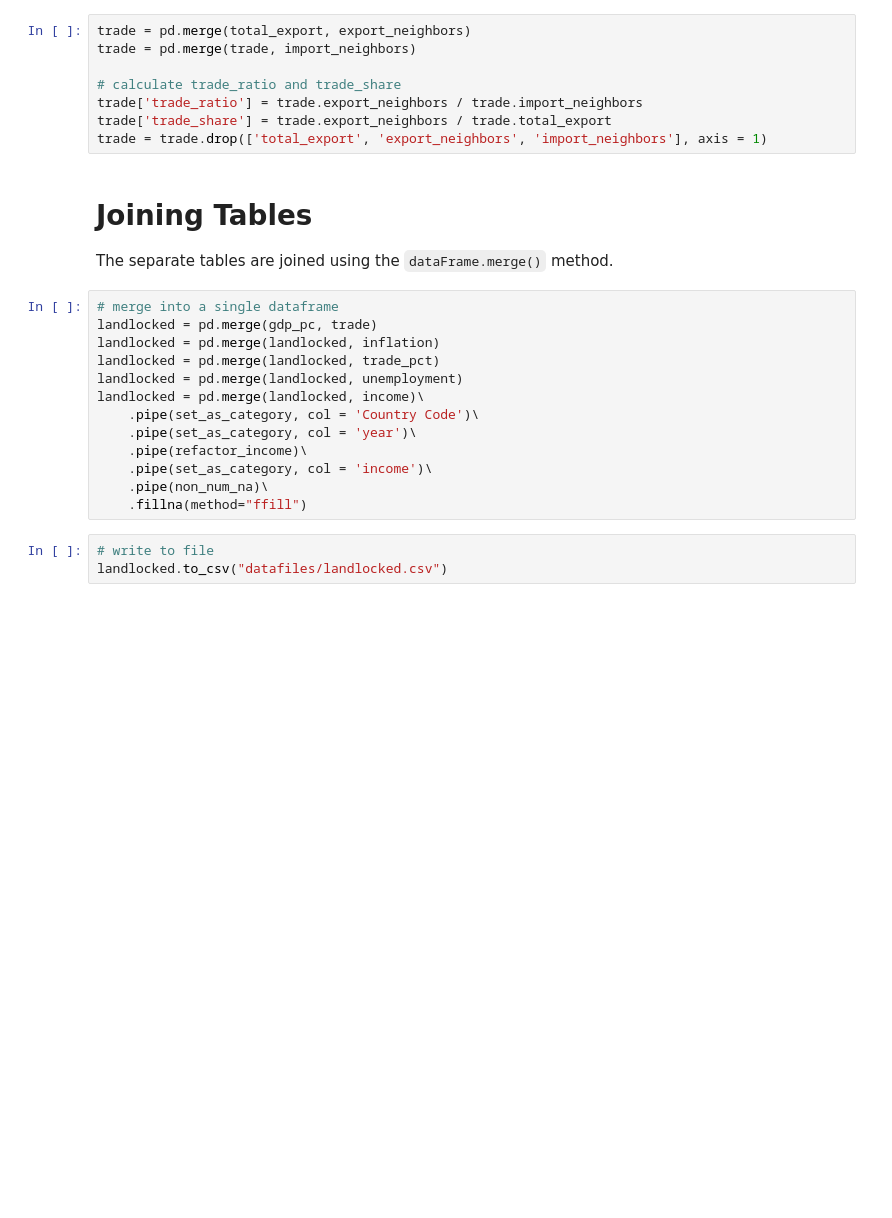
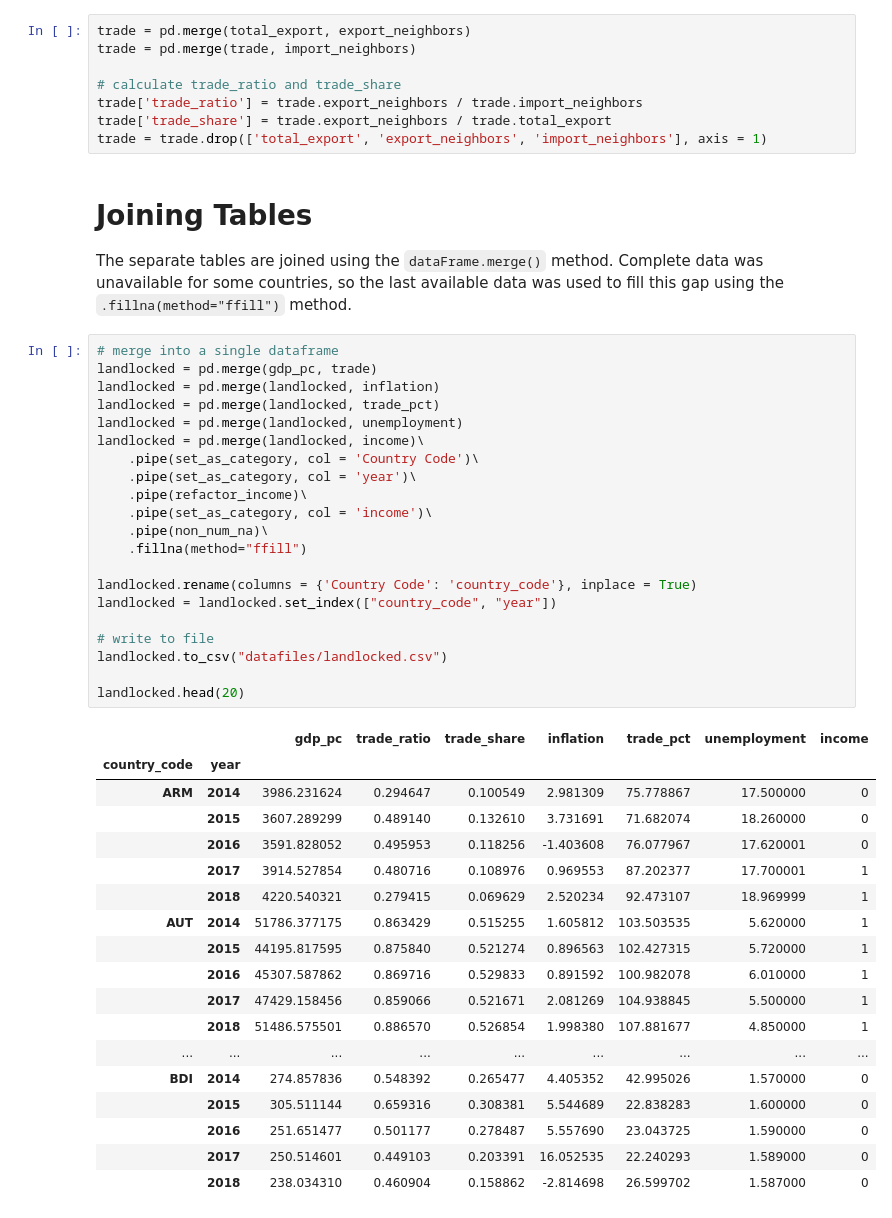
Before and after one commit to Dirghayu-Shah/landlocked-neighborhood-effect, a Jupyter notebook: landlocked_neighborhood_effect.ipynb, the cells around one changed output. Saved outputs shown, nothing was run; the diff lists cells and outputs as text; blank space fills up the shorter version.

```diff
--- a/landlocked_neighborhood_effect.ipynb
+++ b/landlocked_neighborhood_effect.ipynb
@@ -69,20 +87,44 @@ trade = trade.drop(['total_export', 'export_neighbors', 'import_neighbors'], axi
 # %% [markdown]
 # Joining Tables
 
-The separate tables are joined using the `dataFrame.merge()` method.
+The separate tables are joined using the `dataFrame.merge()` method. Complete data was unavailable for some countries, so the last available data was used to fill this gap using the `.fillna(method="ffill")` method.
 # %%
 # merge into a single dataframe
 landlocked = pd.merge(gdp_pc, trade)
 landlocked = pd.merge(landlocked, inflation)
 landlocked = pd.merge(landlocked, trade_pct)
 landlocked = pd.merge(landlocked, unemployment)
 landlocked = pd.merge(landlocked, income)\
     .pipe(set_as_category, col = 'Country Code')\
     .pipe(set_as_category, col = 'year')\
     .pipe(refactor_income)\
     .pipe(set_as_category, col = 'income')\
     .pipe(non_num_na)\
     .fillna(method="ffill")
+
+landlocked.rename(columns = {'Country Code': 'country_code'}, inplace = True)
+landlocked = landlocked.set_index(["country_code", "year"])
+
+# write to file
+landlocked.to_csv("datafiles/landlocked.csv")
+
+landlocked.head(20)
+# %% [output]
+|  |  | gdp_pc | trade_ratio | trade_share | inflation | trade_pct | unemployment | income |
+| country_code | year |  |  |  |  |  |  |  |
+| ARM | 2014 | 3986.231624 | 0.294647 | 0.100549 | 2.981309 | 75.778867 | 17.500000 | 0 |
+|  | 2015 | 3607.289299 | 0.489140 | 0.132610 | 3.731691 | 71.682074 | 18.260000 | 0 |
+|  | 2016 | 3591.828052 | 0.495953 | 0.118256 | -1.403608 | 76.077967 | 17.620001 | 0 |
+|  | 2017 | 3914.527854 | 0.480716 | 0.108976 | 0.969553 | 87.202377 | 17.700001 | 1 |
+|  | 2018 | 4220.540321 | 0.279415 | 0.069629 | 2.520234 | 92.473107 | 18.969999 | 1 |
+| AUT | 2014 | 51786.377175 | 0.863429 | 0.515255 | 1.605812 | 103.503535 | 5.620000 | 1 |
+|  | 2015 | 44195.817595 | 0.875840 | 0.521274 | 0.896563 | 102.427315 | 5.720000 | 1 |
+|  | 2016 | 45307.587862 | 0.869716 | 0.529833 | 0.891592 | 100.982078 | 6.010000 | 1 |
+|  | 2017 | 47429.158456 | 0.859066 | 0.521671 | 2.081269 | 104.938845 | 5.500000 | 1 |
+|  | 2018 | 51486.575501 | 0.886570 | 0.526854 | 1.998380 | 107.881677 | 4.850000 | 1 |
+| ... | ... | ... | ... | ... | ... | ... | ... | ... |
+| BDI | 2014 | 274.857836 | 0.548392 | 0.265477 | 4.405352 | 42.995026 | 1.570000 | 0 |
+|  | 2015 | 305.511144 | 0.659316 | 0.308381 | 5.544689 | 22.838283 | 1.600000 | 0 |
+|  | 2016 | 251.651477 | 0.501177 | 0.278487 | 5.557690 | 23.043725 | 1.590000 | 0 |
+|  | 2017 | 250.514601 | 0.449103 | 0.203391 | 16.052535 | 22.240293 | 1.589000 | 0 |
+|  | 2018 | 238.034310 | 0.460904 | 0.158862 | -2.814698 | 26.599702 | 1.587000 | 0 |
-# %%
-# write to file
-landlocked.to_csv("datafiles/landlocked.csv")
```
Also changed, not shown: parts of 14 cells of this notebook, 1 other file.
